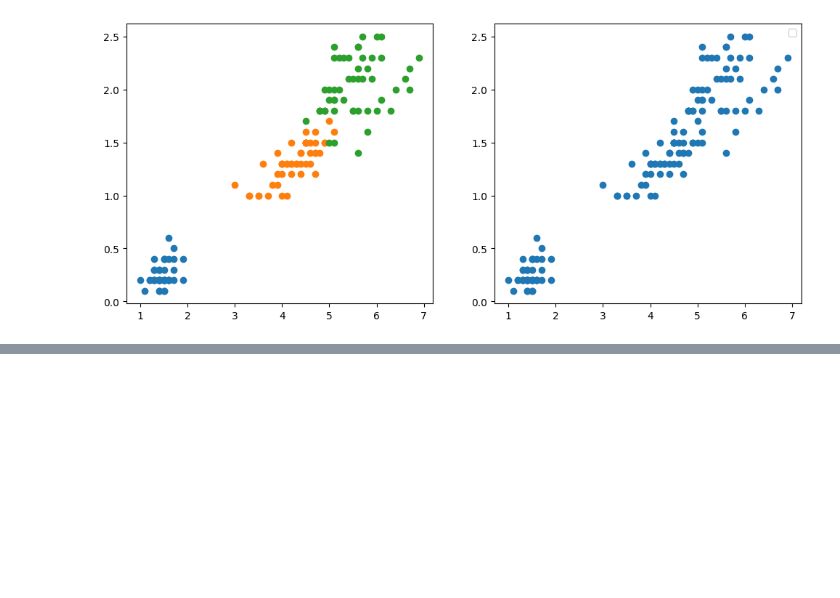
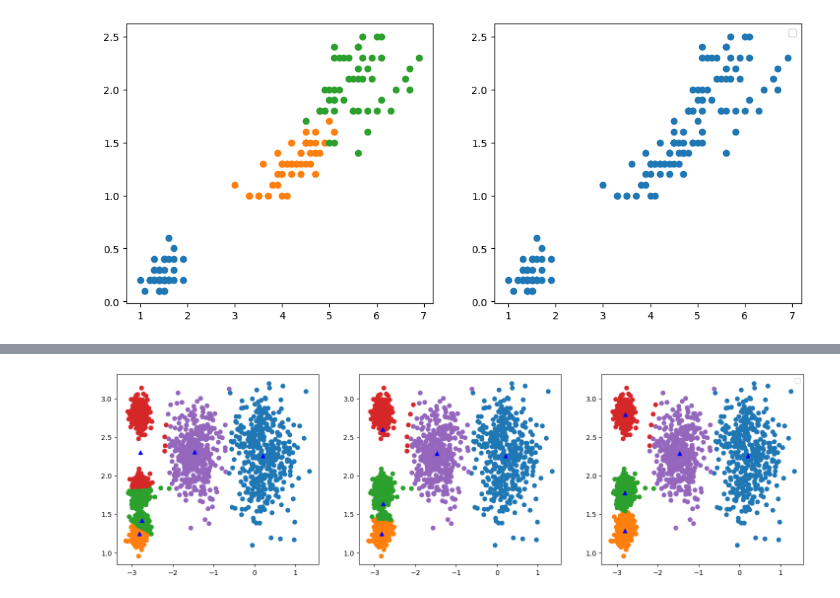
Before and after one commit to zwd1224/machine_learning_practice, a Jupyter notebook: 机器学习/聚类/k_means.ipynb, the cells around one changed output, grey strips where cells are left out. Saved outputs shown, nothing was run; the diff lists cells and outputs as text; code cells hidden in the pictures; blank space fills up the shorter version.

```diff
--- a/机器学习/聚类/k_means.ipynb
+++ b/机器学习/聚类/k_means.ipynb
@@ -145,0 +205,12 @@ plt.legend()
+# %%
+iter1 = KMeans(n_clusters=5,init='random',n_init=1,max_iter=1,random_state=1)
+iter2 = KMeans(n_clusters=5,init='random',n_init=1,max_iter=2,random_state=1)
+iter3 = KMeans(n_clusters=5,init='random',n_init=1,max_iter=3,random_state=1)
+
+iter1.fit(X)  # y1.cluster_centers_
+iter2.fit(X)
+iter3.fit(X)
+
+y1 = iter1.predict(X)
+y2 = iter2.predict(X)
+y3 = iter3.predict(X)
@@ -145,0 +225,18 @@ plt.legend()
+# %%
+plt.figure(figsize=(18,5))
+plt.subplot(131)
+plt.plot(iter1.cluster_centers_[:,0],iter1.cluster_centers_[:,1],'b^')
+for cluster in range(num_clusters):
+    plt.scatter(X[:,0][y1 == cluster],X[:,1][y1 == cluster])
+plt.subplot(132)
+plt.plot(iter2.cluster_centers_[:,0],iter2.cluster_centers_[:,1],'b^')
+for cluster in range(num_clusters):
+    plt.scatter(X[:,0][y2 == cluster],X[:,1][y2 == cluster])
+plt.subplot(133)
+plt.plot(iter3.cluster_centers_[:,0],iter3.cluster_centers_[:,1],'b^')
+for cluster in range(num_clusters):
+    plt.scatter(X[:,0][y3 == cluster],X[:,1][y3 == cluster])
+plt.legend()
+plt.show()
+# %% [output]
+[figure, added]
```
Also changed, not shown: parts of 11 cells of this notebook, 1 other file.
